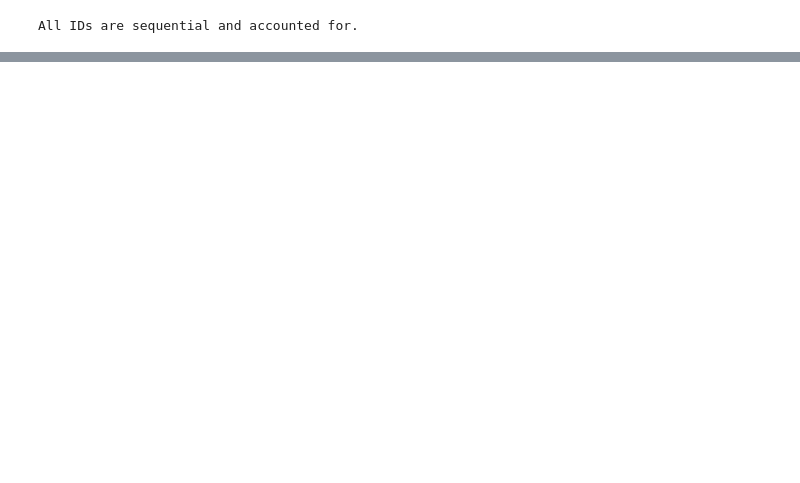
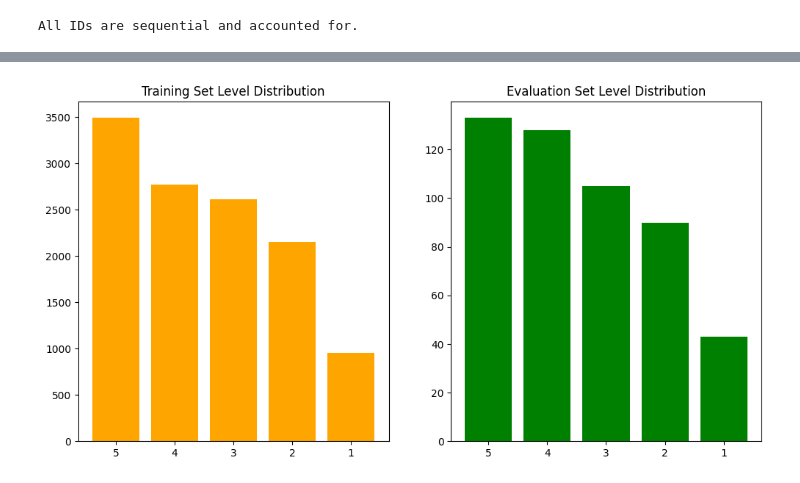
Before and after one commit to SebastianJitaru29/llm-think-too-much, a Jupyter notebook: data/processing/notebooks/data_extraction.ipynb, the cells around one changed output, grey strips where cells are left out. Cells and saved outputs as stored; diff of their text form; code cells hidden in the pictures; blank space fills up the shorter version.

```diff
--- a/data/processing/notebooks/data_extraction.ipynb
+++ b/data/processing/notebooks/data_extraction.ipynb
@@ -266,0 +282,11 @@ plt.show()
+# %%
+fig, ax = plt.subplots(1,2, figsize=(12, 6))
+train_counts = df_train["level"].value_counts()
+ax[0].bar(train_counts.index, train_counts.values, color='orange')
+ax[0].set_title("Training Set Level Distribution")
+eval_counts = df_eval["level"].value_counts()
+ax[1].bar(eval_counts.index, eval_counts.values, color='green')
+ax[1].set_title("Evaluation Set Level Distribution")
+plt.show()
+# %% [output]
+[figure, added]
```
Also changed, not shown: parts of 22 cells of this notebook, 3 other files.
